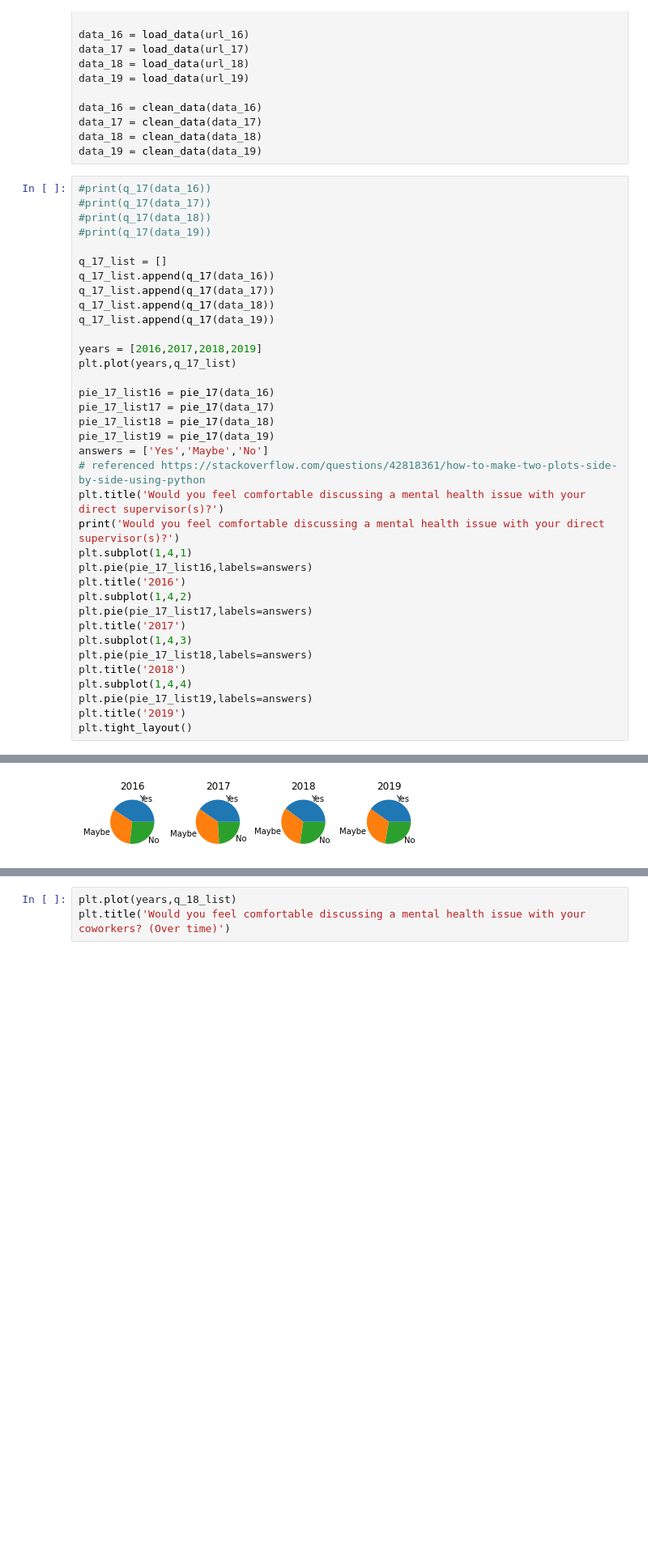
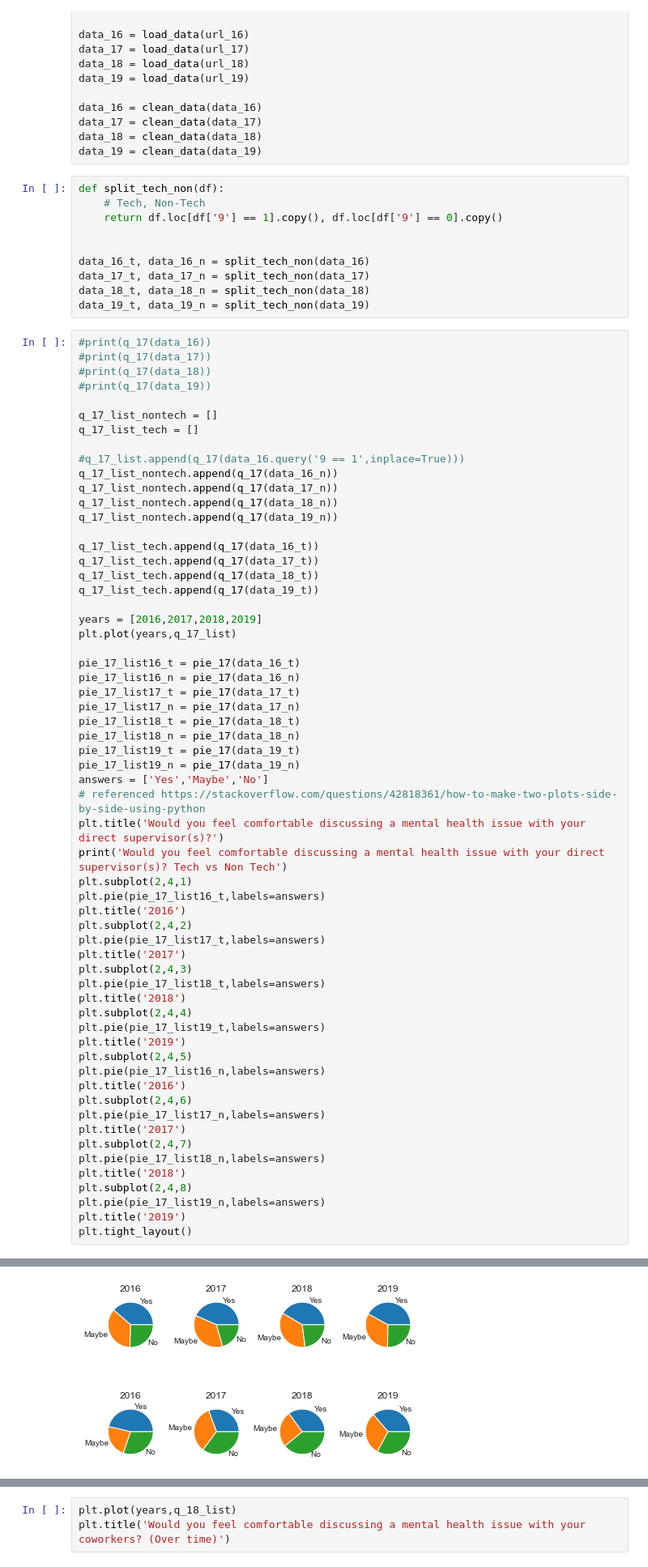
Before and after one commit to mich-matocha/data-therapy, a Jupyter notebook: Questions 17,18,19,85,69.ipynb, the cells around one changed output, grey strips where cells are left out. Shown at 81% size. Saved outputs shown, nothing was run; the diff lists cells and outputs as text; blank space fills up the shorter version.

Commit message:
updated question and filtered by non tech on question 17

```diff
--- a/Questions 17,18,19,85,69.ipynb
+++ b/Questions 17,18,19,85,69.ipynb
@@ -207,40 +209,74 @@ data_16 = clean_data(data_16)
 data_17 = clean_data(data_17)
 data_18 = clean_data(data_18)
 data_19 = clean_data(data_19)
+# %%
+def split_tech_non(df):
+    # Tech, Non-Tech
+    return df.loc[df['9'] == 1].copy(), df.loc[df['9'] == 0].copy()
+
+
+data_16_t, data_16_n = split_tech_non(data_16)
+data_17_t, data_17_n = split_tech_non(data_17)
+data_18_t, data_18_n = split_tech_non(data_18)
+data_19_t, data_19_n = split_tech_non(data_19)
 # %%
 #print(q_17(data_16))
 #print(q_17(data_17))
 #print(q_17(data_18))
 #print(q_17(data_19))
 
-q_17_list = []
-q_17_list.append(q_17(data_16))
-q_17_list.append(q_17(data_17))
-q_17_list.append(q_17(data_18))
-q_17_list.append(q_17(data_19))
+q_17_list_nontech = []
+q_17_list_tech = []
+
+#q_17_list.append(q_17(data_16.query('9 == 1',inplace=True)))
+q_17_list_nontech.append(q_17(data_16_n))
+q_17_list_nontech.append(q_17(data_17_n))
+q_17_list_nontech.append(q_17(data_18_n))
+q_17_list_nontech.append(q_17(data_19_n))
+
+q_17_list_tech.append(q_17(data_16_t))
+q_17_list_tech.append(q_17(data_17_t))
+q_17_list_tech.append(q_17(data_18_t))
+q_17_list_tech.append(q_17(data_19_t))
 
 years = [2016,2017,2018,2019]
 plt.plot(years,q_17_list)
 
-pie_17_list16 = pie_17(data_16)
-pie_17_list17 = pie_17(data_17)
-pie_17_list18 = pie_17(data_18)
-pie_17_list19 = pie_17(data_19)
+pie_17_list16_t = pie_17(data_16_t)
+pie_17_list16_n = pie_17(data_16_n)
+pie_17_list17_t = pie_17(data_17_t)
+pie_17_list17_n = pie_17(data_17_n)
+pie_17_list18_t = pie_17(data_18_t)
+pie_17_list18_n = pie_17(data_18_n)
+pie_17_list19_t = pie_17(data_19_t)
+pie_17_list19_n = pie_17(data_19_n)
 answers = ['Yes','Maybe','No']
 # referenced https://stackoverflow.com/questions/42818361/how-to-make-two-plots-side-by-side-using-python
 plt.title('Would you feel comfortable discussing a mental health issue with your direct supervisor(s)?')
-print('Would you feel comfortable discussing a mental health issue with your direct supervisor(s)?')
-plt.subplot(1,4,1)
-plt.pie(pie_17_list16,labels=answers)
+print('Would you feel comfortable discussing a mental health issue with your direct supervisor(s)? Tech vs Non Tech')
+plt.subplot(2,4,1)
+plt.pie(pie_17_list16_t,labels=answers)
 plt.title('2016')
-plt.subplot(1,4,2)
-plt.pie(pie_17_list17,labels=answers)
+plt.subplot(2,4,2)
+plt.pie(pie_17_list17_t,labels=answers)
 plt.title('2017')
-plt.subplot(1,4,3)
-plt.pie(pie_17_list18,labels=answers)
+plt.subplot(2,4,3)
+plt.pie(pie_17_list18_t,labels=answers)
 plt.title('2018')
-plt.subplot(1,4,4)
-plt.pie(pie_17_list19,labels=answers)
+plt.subplot(2,4,4)
+plt.pie(pie_17_list19_t,labels=answers)
+plt.title('2019')
+plt.subplot(2,4,5)
+plt.pie(pie_17_list16_n,labels=answers)
+plt.title('2016')
+plt.subplot(2,4,6)
+plt.pie(pie_17_list17_n,labels=answers)
+plt.title('2017')
+plt.subplot(2,4,7)
+plt.pie(pie_17_list18_n,labels=answers)
+plt.title('2018')
+plt.subplot(2,4,8)
+plt.pie(pie_17_list19_n,labels=answers)
 plt.title('2019')
 plt.tight_layout()
 # %% [output]
@@ -248,4 +284,4 @@ Would you feel comfortable discussing a mental health issue with your direct sup
-[figure, old version]
+[figure, new version]
 # %%
 plt.plot(years,q_17_list)
 plt.title('Would you feel comfortable discussing a mental health issue with your direct supervisor(s)? (Over time)')
```
Also changed, not shown: parts of 8 cells of this notebook.
